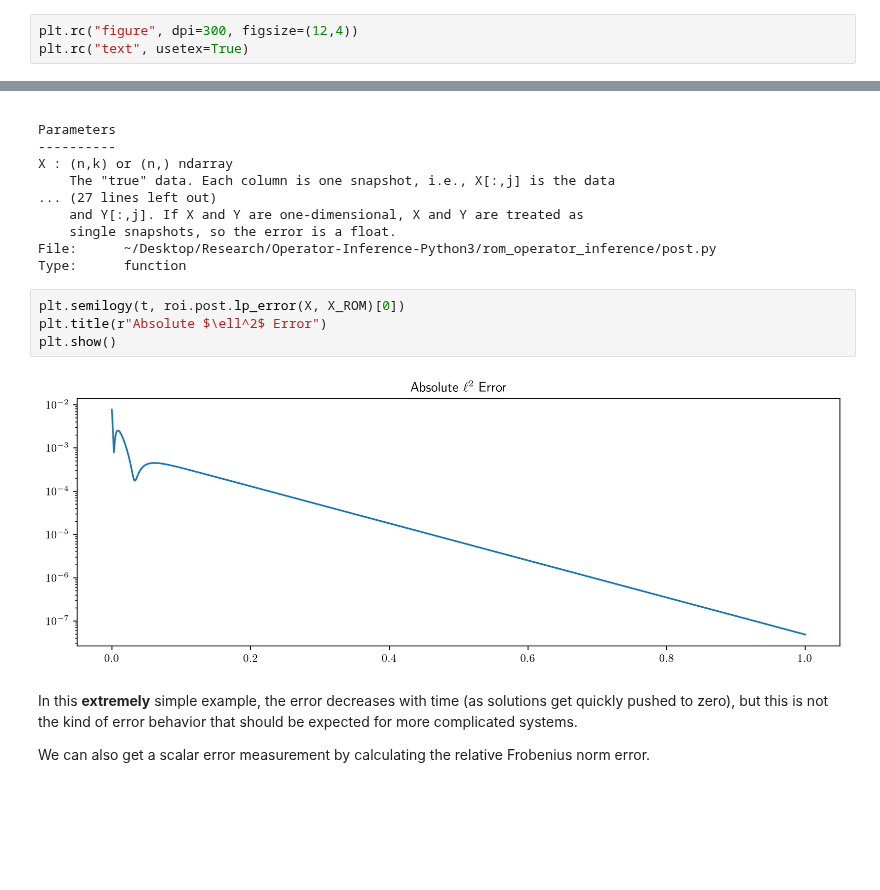
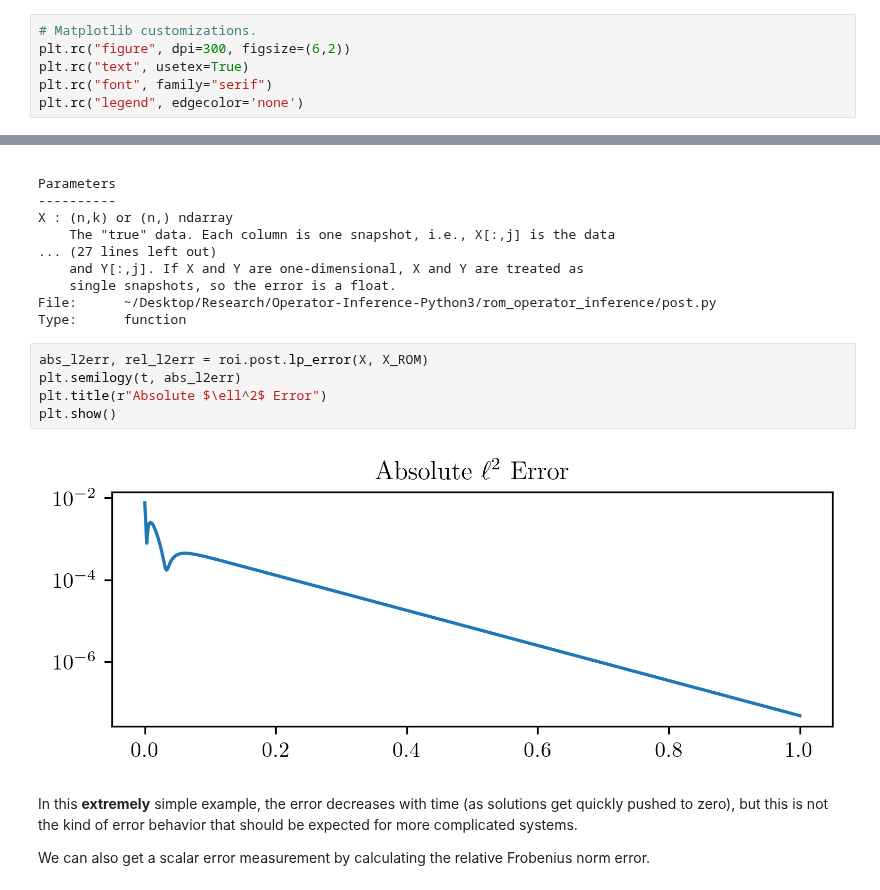
Before and after one commit to Willcox-Research-Group/rom-operator-inference-Python3, a Jupyter notebook: examples/tutorial.ipynb, the cells around one changed output, grey strips where cells are left out. Saved outputs shown, nothing was run; the diff lists cells and outputs as text; blank space fills up the shorter version.

```diff
--- a/examples/tutorial.ipynb
+++ b/examples/tutorial.ipynb
@@ -5,8 +5,11 @@ from scipy import linalg as la
 from scipy.integrate import solve_ivp
 from matplotlib import pyplot as plt
 # %%
-plt.rc("figure", dpi=300, figsize=(12,4))
+# Matplotlib customizations.
+plt.rc("figure", dpi=300, figsize=(6,2))
 plt.rc("text", usetex=True)
+plt.rc("font", family="serif")
+plt.rc("legend", edgecolor='none')
 # %% [markdown]
 # ROM Operator Inference Tutorial
 # %% [markdown]
@@ -578,11 +585,12 @@ X : (n,k) or (n,) ndarray
 File:      ~/Desktop/Research/Operator-Inference-Python3/rom_operator_inference/post.py
 Type:      function
 # %%
-plt.semilogy(t, roi.post.lp_error(X, X_ROM)[0])
+abs_l2err, rel_l2err = roi.post.lp_error(X, X_ROM)
+plt.semilogy(t, abs_l2err)
 plt.title(r"Absolute $\ell^2$ Error")
 plt.show()
 # %% [output]
-[figure, old version]
+[figure, new version]
 # %% [markdown]
 In this **extremely** simple example, the error decreases with time (as solutions get quickly pushed to zero), but this is not the kind of error behavior that should be expected for more complicated systems.
 
```
Also changed, not shown: parts of 12 cells of this notebook, 4 other files.
